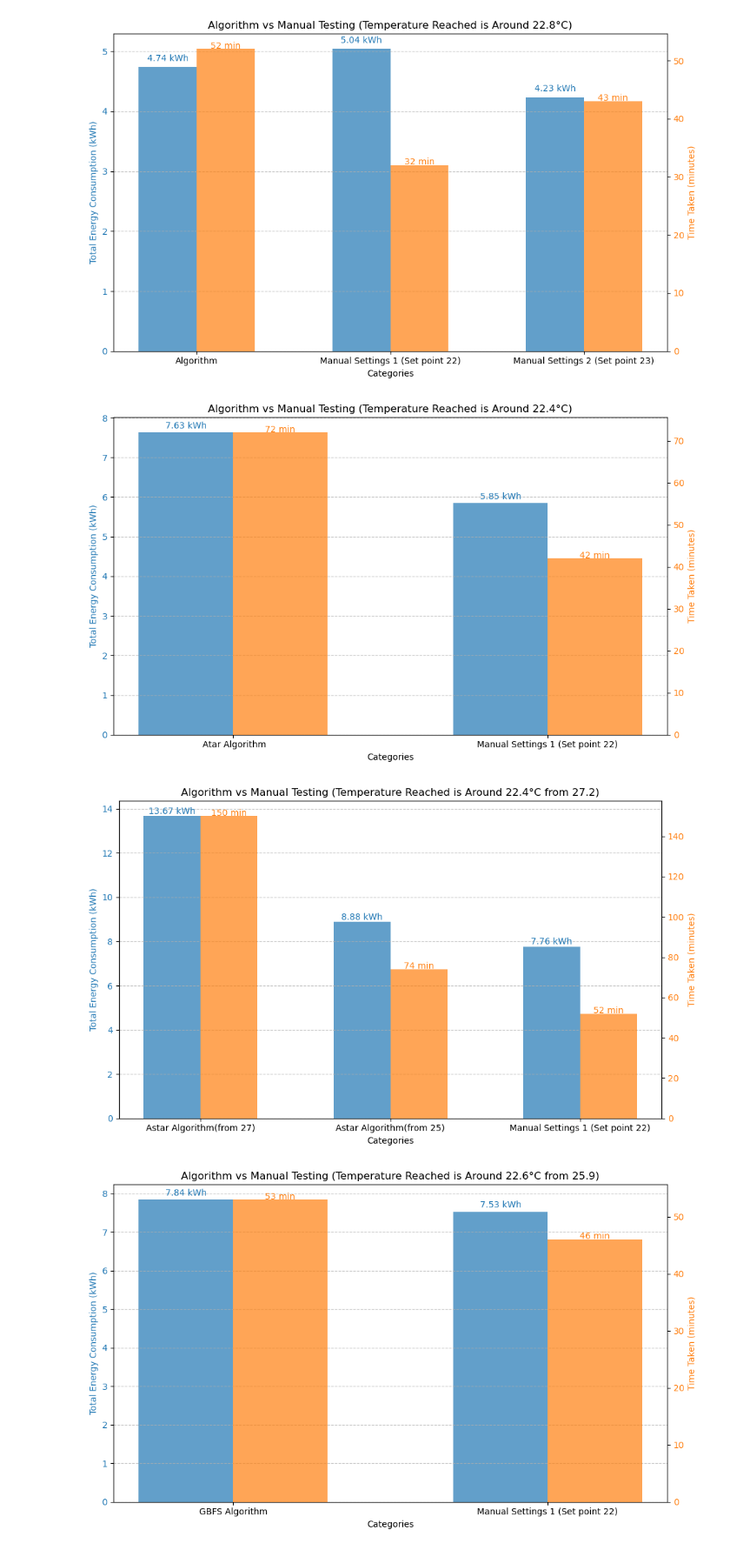
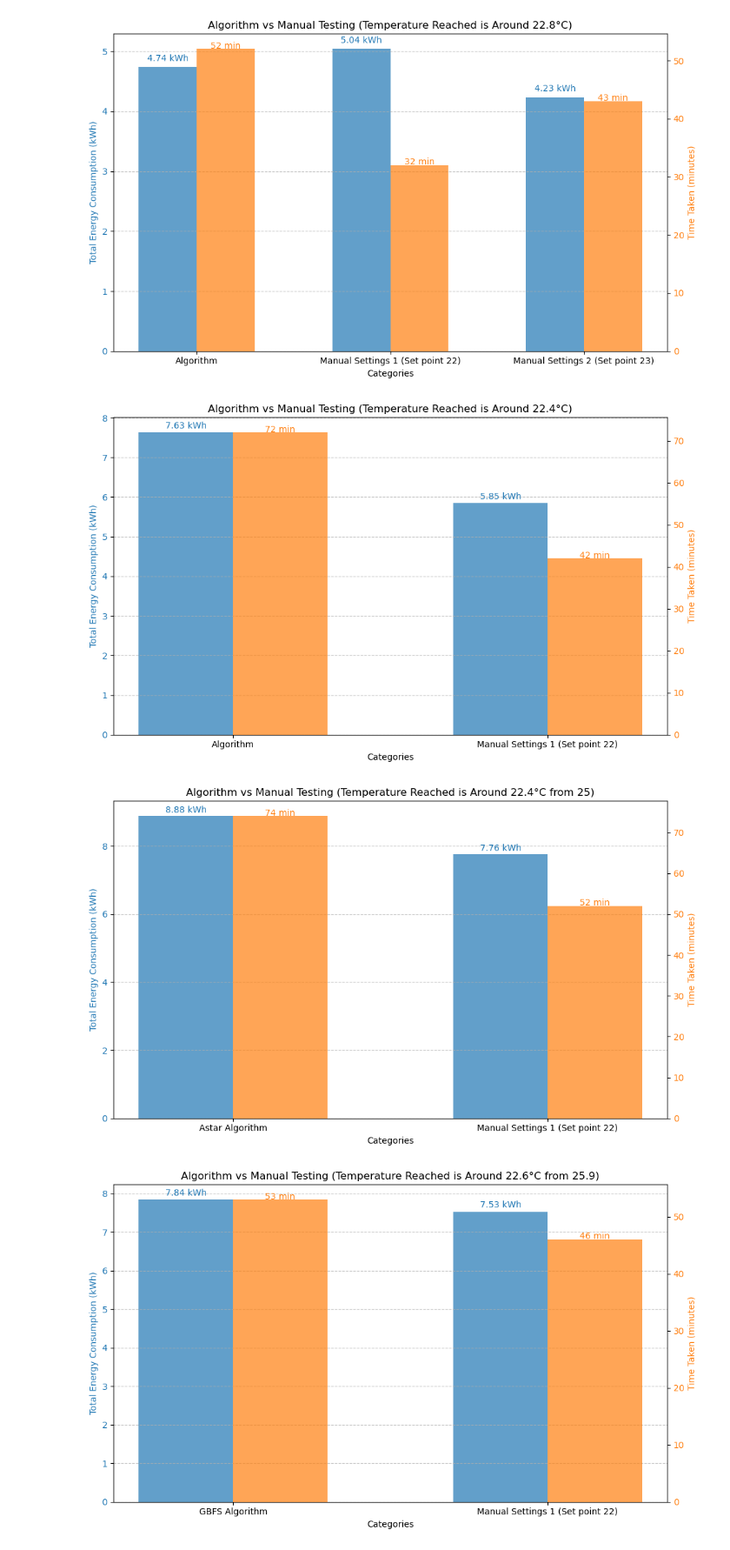
Before and after one commit to AYunYang/AI_trial, a Jupyter notebook: Data analysis/Manual and AI testing.ipynb, the cells around one changed output. Shown: that part at 87% size. Cells and saved outputs as stored; diff of their text form; code cells hidden in the pictures.

```diff
--- a/Data analysis/Manual and AI testing.ipynb
+++ b/Data analysis/Manual and AI testing.ipynb
@@ -357,7 +357,7 @@ import matplotlib.pyplot as plt
 import numpy as np
 
 # Data
-x = [' Atar Algorithm', 'Manual Settings 1 (Set point 22)']
+x = ['Algorithm', 'Manual Settings 1 (Set point 22)']
 y1 = [7.63,5.85]  # Total energy consumption (kWh)
 y2 = [72,42]  # Time taken
 
@@ -404,16 +404,19 @@ plt.title('Algorithm vs Manual Testing (Temperature Reached is Around 22.4°C)')
 plt.tight_layout()  # To avoid clipping of labels
 plt.show()
 # %% [output]
-[figure, old version]
+[figure, new version]
 # %%
 import matplotlib.pyplot as plt
 import numpy as np
 
 # Data
-x = ['Astar Algorithm(from 27)','Astar Algorithm(from 25)', 'Manual Settings 1 (Set point 22)']
-y1 = [13.67,8.88,7.76]  # Total energy consumption (kWh)
-y2 = [150,74,52]  # Time taken
+x = ['Astar Algorithm', 'Manual Settings 1 (Set point 22)']
+#x = ['Astar Algorithm(from 27)','Astar Algorithm(from 25)', 'Manual Settings 1 (Set point 22)']
 
+#y1 = [13.67,8.88,7.76]  # Total energy consumption (kWh)
+#y2 = [150,74,52]  # Time taken
+y1 = [8.88,7.76]  # Total energy consumption (kWh)
+y2 = [74,52]  # Time take
 # Create the figure and axis
 fig, ax1 = plt.subplots(figsize=(10, 6))
 
@@ -429,35 +432,35 @@ ax1.set_xlabel('Categories')
 ax1.set_ylabel('Total Energy Consumption (kWh)', color='#1f77b4')
 ax1.tick_params(axis='y', labelcolor='#1f77b4')
 
 # Add values on the bars for y1 with unit (kWh)
 for i, bar in enumerate(bars1):
     ax1.text(bar.get_x() + bar.get_width() / 2, bar.get_height() + 0.1, f'{round(bar.get_height(), 2)} kWh',
              ha='center', color='#1f77b4')
 
 # Create the second y-axis (time taken)
 ax2 = ax1.twinx()
 bars2 = ax2.bar(x_pos2, y2, color='#ff7f0e', alpha=0.7, width=bar_width, label='Time Taken (minutes)')
 ax2.set_ylabel('Time Taken (minutes)', color='#ff7f0e')
 ax2.tick_params(axis='y', labelcolor='#ff7f0e')
 
 # Add values on the bars for y2 with unit (minutes)
 for i, bar in enumerate(bars2):
     ax2.text(bar.get_x() + bar.get_width() / 2, bar.get_height() + 0.1, f'{round(bar.get_height(), 2)} min',
              ha='center', color='#ff7f0e')
 
 # Adjust x-ticks and labels, and tilt the x-axis labels
 ax1.set_xticks(x_pos + bar_width / 2)
 ax1.set_xticklabels(x, ha='center')
 
 # Add grid lines
 ax1.grid(True, axis='y', linestyle='--', alpha=0.7)
 
 # Display the plot
-plt.title('Algorithm vs Manual Testing (Temperature Reached is Around 22.4°C from 27.2)')
+plt.title('Algorithm vs Manual Testing (Temperature Reached is Around 22.4°C from 25)')
 plt.tight_layout()  # To avoid clipping of labels
 plt.show()
 # %% [output]
-[figure, old version]
+[figure, new version]
 # %%
 import matplotlib.pyplot as plt
 import numpy as np
```
Also changed, not shown: parts of 3 cells of this notebook, 1 other file.
